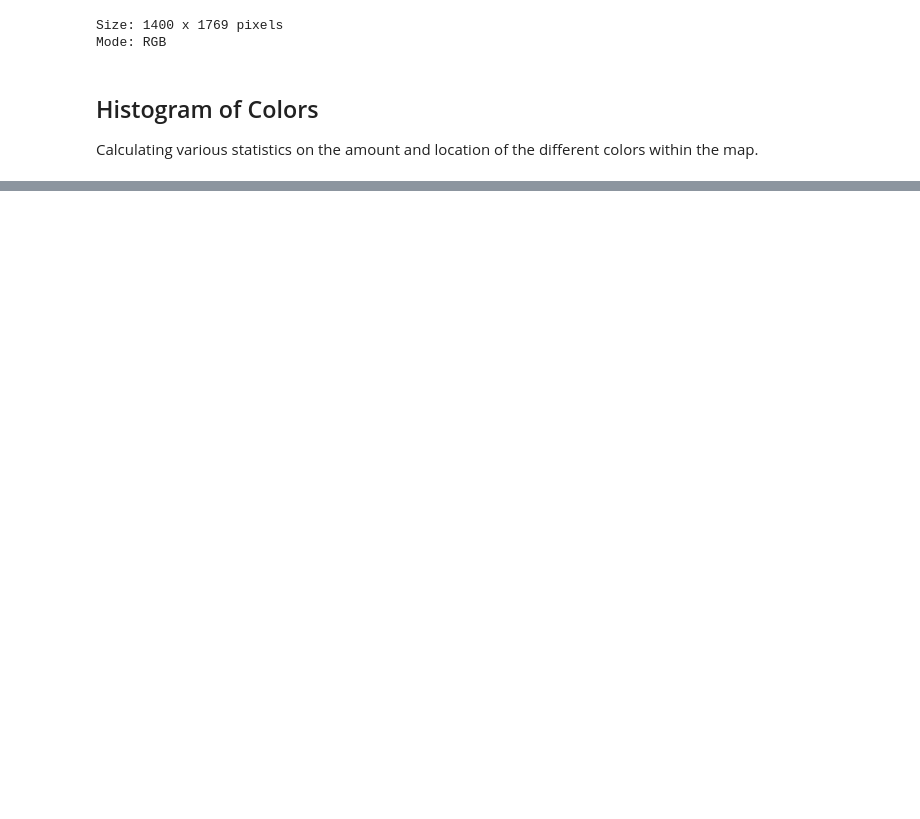
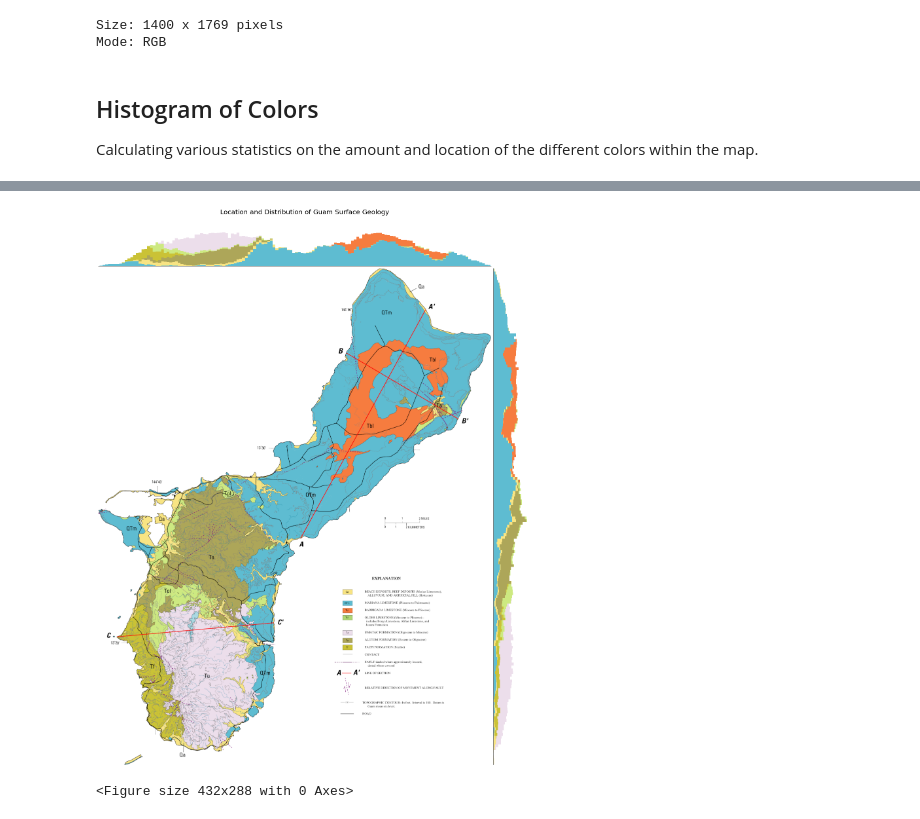
Before and after one commit to Shutch/30-day-chart-2022, a Jupyter notebook: 7/day7.ipynb, the cells around one changed output, grey strips where cells are left out. Saved outputs shown, nothing was run; the diff lists cells and outputs as text; code cells hidden in the pictures; blank space fills up the shorter version.

```diff
--- a/7/day7.ipynb
+++ b/7/day7.ipynb
@@ -88,21 +95,13 @@ data = StringIO()
 csv_writer = writer(data)
 csv_writer.writerow(["Category", "X", "Y"])
 
-
 for k, v in categories.items():
-    v["sum"] = 0
-    v["v_hist"] = [0] * height
-    v["h_hist"] = [0] * width
     color = ImageColor.getrgb(v["color"])
     for x in range(width):
         for y in range(height):
             pixel = pix_map[x, y]
             if color == pixel:
-                v["sum"] += 1
-                v["h_hist"][x] += 1
-                v["v_hist"][y] += 1
                 csv_writer.writerow([k, x, y])
-    print(f"{k} {v['sum']}")
 
 data.seek(0)
 df = pd.read_csv(data)
@@ -166,0 +113,63 @@ plt.show()
+# %%
+import matplotlib.pyplot as plt
+import matplotlib.image as mpimg
+from mpl_toolkits.axes_grid1 import make_axes_locatable
+
+colors = [v["color"] for k, v in categories.items()]
+labels = [k for k, v in categories.items()]
+x = range(width)
+y = range(height)
+
+figsize = (30,30)
+pix_per_bin = 10
+
+filename = 'geological_map.png'
+img = mpimg.imread(filename)
+
+fig, ax = plt.subplots(figsize=figsize)
+
+divider = make_axes_locatable(ax)
+ax_histx = divider.append_axes("top", 1.5, pad=0.1, sharex=ax)
+ax_histy = divider.append_axes("right", 1.5, pad=0.1, sharey=ax)
+
+ax_histx.xaxis.set_tick_params(labelbottom=False)
+ax_histy.yaxis.set_tick_params(labelleft=False)
+
+ax.imshow(img)
+ax_histx.hist(df.pivot(columns='Category', values='X')[labels],
+              width // pix_per_bin,
+              stacked=True,
+              color=colors)
+
+ax_histy.hist(df.pivot(columns='Category', values='Y')[labels],
+              height // pix_per_bin,
+              stacked=True,
+              orientation='horizontal',
+              color=colors)
+
+
+# removing common and unwanted axis and spines
+ax.spines['top'].set_visible(False)
+ax.spines['right'].set_visible(False)
+ax.spines['left'].set_visible(False)
+ax.spines['bottom'].set_visible(False)
+ax.xaxis.set_visible(False)
+ax.yaxis.set_visible(False)
+ax_histx.spines['right'].set_visible(False)
+ax_histx.spines['top'].set_visible(False)
+ax_histx.spines['left'].set_visible(False)
+ax_histx.xaxis.set_visible(False)
+ax_histx.yaxis.set_visible(False)
+ax_histy.spines['right'].set_visible(False)
+ax_histy.spines['top'].set_visible(False)
+ax_histy.spines['bottom'].set_visible(False)
+ax_histy.xaxis.set_visible(False)
+ax_histy.yaxis.set_visible(False)
+
+plt.suptitle("Location and Distribution of Guam Surface Geology",
+             y=.91,
+             fontsize=20)
+plt.show()
+# %% [output]
+[figure, added]
+<Figure size 432x288 with 0 Axes>
```
Also changed, not shown: parts of 7 cells of this notebook, 6 other files.
